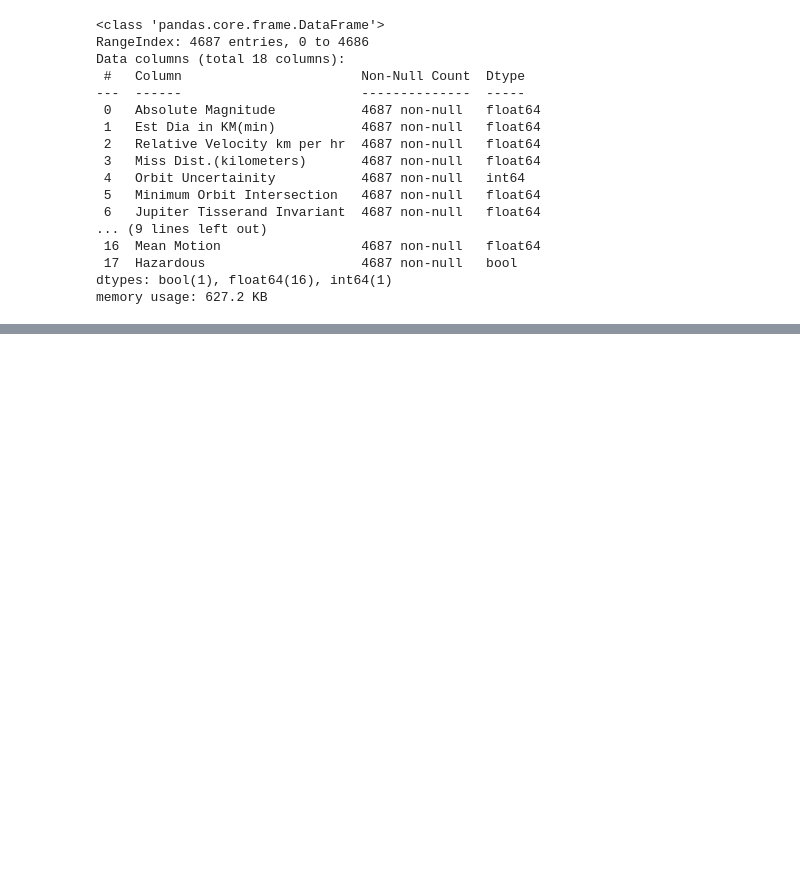
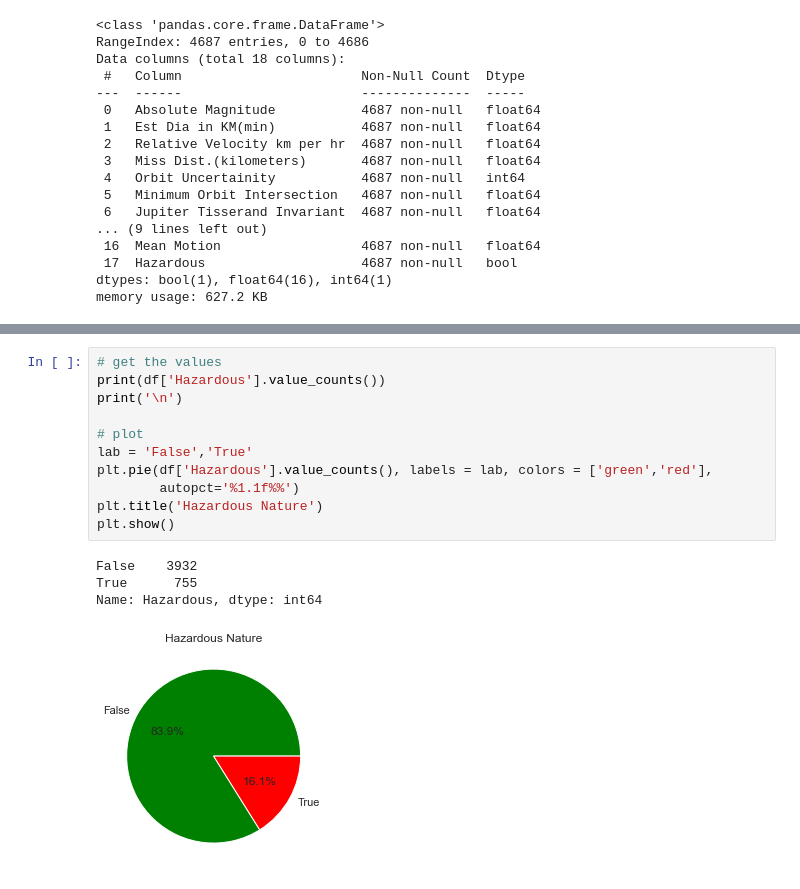
Before and after one commit to joann-balraj/Asteroids-Predicting_Hazardous_or_Not, a Jupyter notebook: Workbook.ipynb, the cells around one changed output, grey strips where cells are left out. Cells and saved outputs as stored; diff of their text form; blank space fills up the shorter version.

```diff
--- a/Workbook.ipynb
+++ b/Workbook.ipynb
@@ -187,0 +204,16 @@ memory usage: 627.2 KB
+# %%
+# get the values
+print(df['Hazardous'].value_counts())
+print('\n')
+
+# plot
+lab = 'False','True'
+plt.pie(df['Hazardous'].value_counts(), labels = lab, colors = ['green','red'],
+        autopct='%1.1f%%')
+plt.title('Hazardous Nature')
+plt.show()
+# %% [output]
+False    3932
+True      755
+Name: Hazardous, dtype: int64
+[figure, added]
```
Also changed, not shown: parts of 32 cells of this notebook.
